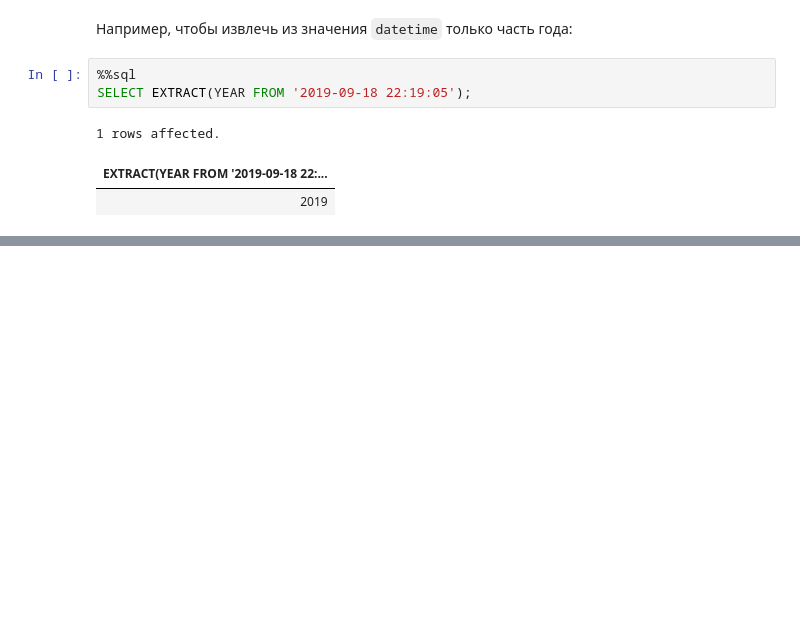
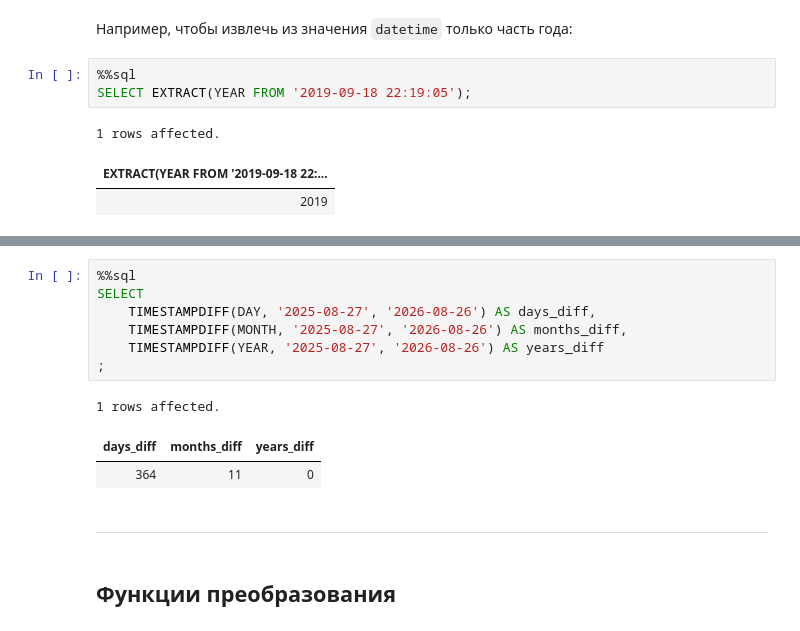
Before and after one commit to magus1968/learning-sql, a Jupyter notebook: docs/chapters/ch07.ipynb, the cells around one changed output, grey strips where cells are left out. Cells and saved outputs as stored; diff of their text form; blank space fills up the shorter version.

```diff
--- a/docs/chapters/ch07.ipynb
+++ b/docs/chapters/ch07.ipynb
@@ -1360,0 +1446,16 @@ SELECT EXTRACT(YEAR FROM '2019-09-18 22:19:05');
+# %%
+%%sql
+SELECT
+    TIMESTAMPDIFF(DAY, '2025-08-27', '2026-08-26') AS days_diff,
+    TIMESTAMPDIFF(MONTH, '2025-08-27', '2026-08-26') AS months_diff,
+    TIMESTAMPDIFF(YEAR, '2025-08-27', '2026-08-26') AS years_diff
+;
+# %% [output]
+1 rows affected.
+| days_diff | months_diff | years_diff |
+| 364 | 11 | 0 |
+# %% [markdown]
+
+---
+# %% [markdown]
+## Функции преобразования
```
Also changed, not shown: parts of 43 cells of this notebook.
